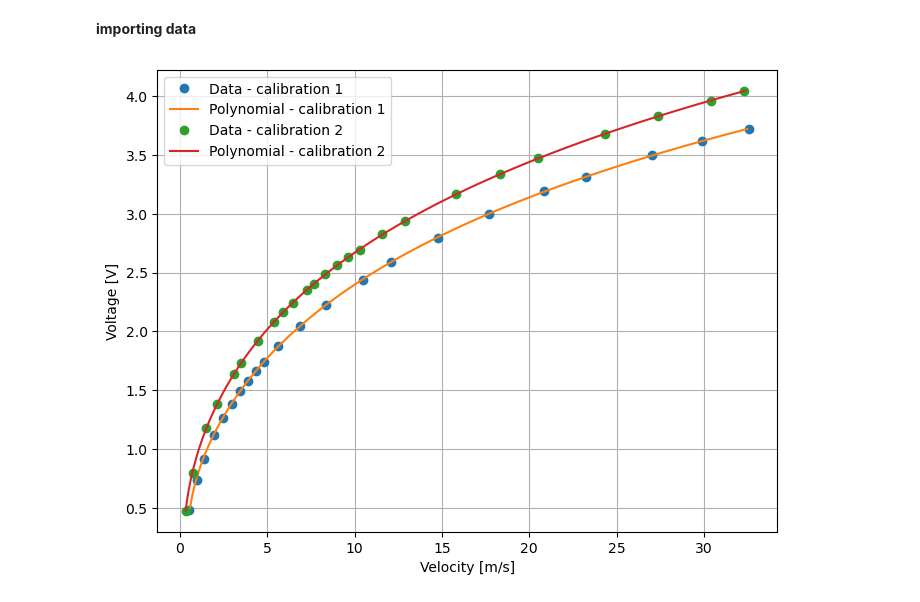
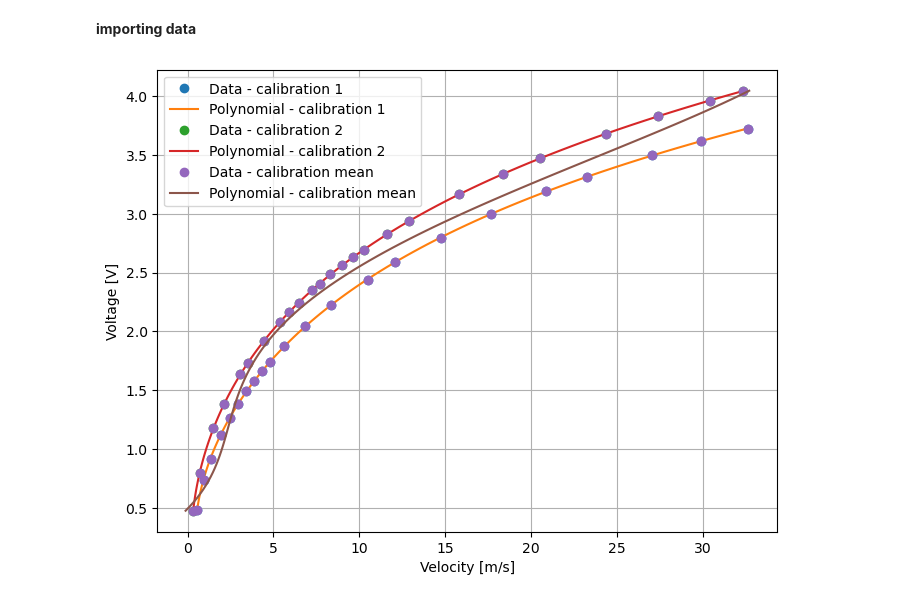
Before and after one commit to VictorLier/ExperimentalFluid, a Jupyter notebook: Hot-wire/calibration_marc.ipynb, the cells around one changed output. Drawn from its saved outputs; the diff is of its cells as text; code cells hidden in the pictures.

Commit message:
calibration_mean

```diff
--- a/Hot-wire/calibration_marc.ipynb
+++ b/Hot-wire/calibration_marc.ipynb
@@ -59,31 +59,39 @@ import matplotlib.pyplot as plt
 
 cali_1 = calibration('Measurement\Data\Calibration1')
 cali_2 = calibration('Measurement\Data\Calibration2')
+cali_mean = calibration('Measurement\Data\Calibration_mean')
 
 cali_1.save_coefficients('Measurement\Data\Processed_data\polynomial_coefficients_cali1.csv')
 cali_2.save_coefficients('Measurement\Data\Processed_data\polynomial_coefficients_cali2.csv')
+cali_mean.save_coefficients('Measurement\Data\Processed_data\polynomial_coefficients_cali_mean.csv')
 
 # Generate voltage values for plotting
 voltage_values1 = np.linspace(min(cali_1.V), max(cali_1.V), 100)
 velocity_values1 = np.polyval(cali_1.coefficients, voltage_values1)
 
 voltage_values2 = np.linspace(min(cali_2.V), max(cali_2.V), 100)
 velocity_values2 = np.polyval(cali_2.coefficients, voltage_values2)
+
+voltage_values_mean = np.linspace(min(cali_mean.V), max(cali_mean.V), 100)
+velocity_values_mean = np.polyval(cali_mean.coefficients, voltage_values_mean)
 
 
 plt.figure(figsize=(8, 6))
 plt.plot(cali_1.U, cali_1.V, 'o', label='Data - calibration 1')
 plt.plot(velocity_values1, voltage_values1, label='Polynomial - calibration 1')
 
 plt.plot(cali_2.U, cali_2.V, 'o', label='Data - calibration 2')
 plt.plot(velocity_values2, voltage_values2, label='Polynomial - calibration 2')
 
+plt.plot(cali_mean.U, cali_mean.V, 'o', label='Data - calibration mean')
+plt.plot(velocity_values_mean, voltage_values_mean, label='Polynomial - calibration mean')
+
 plt.xlabel('Velocity [m/s]')
 plt.ylabel('Voltage [V]')
 plt.legend()
 plt.grid()
 plt.show()
 
 cali_2.save_coefficients('polynomial_coefficients.txt')
 # %% [output]
-[figure, old version]
+[figure, new version]
```
Also changed, not shown: parts of 1 cell of this notebook, 54 other files.
